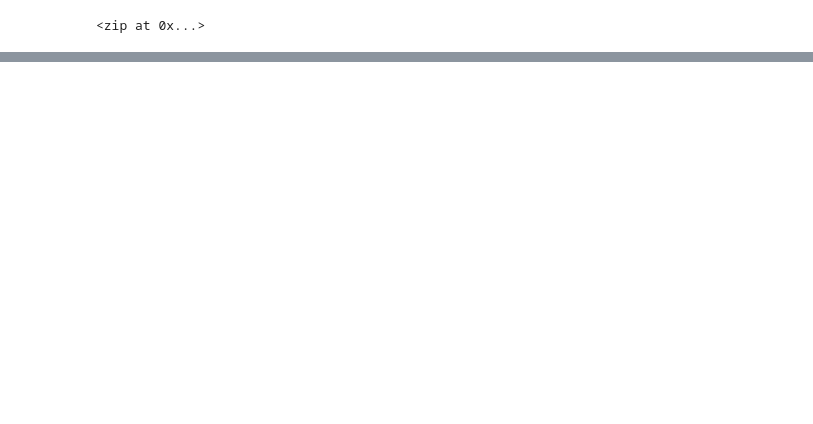
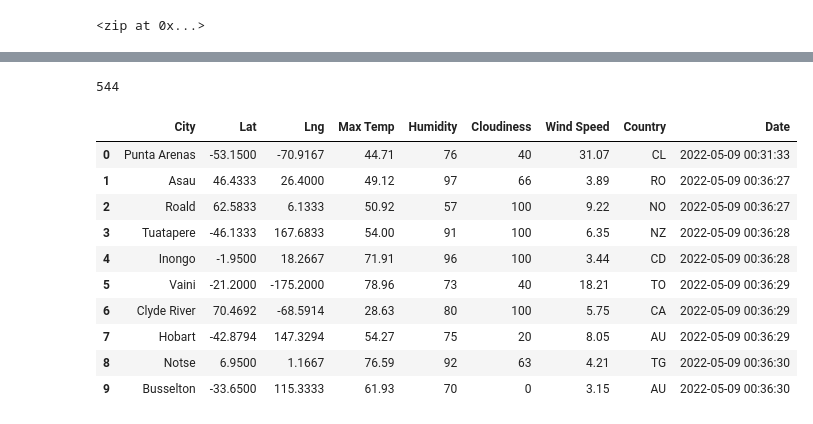
Before and after one commit to laurlen2112/World_Weather_Analysis, a Jupyter notebook: WeatherPy.ipynb, the cells around one changed output, grey strips where cells are left out. Drawn from its saved outputs; the diff is of its cells as text; code cells hidden in the pictures; blank space fills up the shorter version.

```diff
--- a/WeatherPy.ipynb
+++ b/WeatherPy.ipynb
@@ -59,0 +93,16 @@ len(cities)
+# %%
+# Starting URL for Weather Map API Call.
+url = "http://api.openweathermap.org/data/2.5/weather?units=Imperial&APPID=" + weather_api_key
+# %%
+#create an empty list to hold weather data
+city_data = []
+
+#print the start of the logging
+print('Begining Data Retrieval')
+print('-----------------------')
+
+#create counters
+#initialized the counters at 1 because we want the first iteration of
+#the logging for each recorded response and the set to start at 1
+record_count = 1
+set_count = 1
@@ -59,0 +112,12 @@ len(cities)
+# %%
+# loop through all the cities in list
+
+for i in range(len(cities)):
+    #group cities in sets of 50
+    if (i % 50 == 0 and 1>=50):
+        set_count += 1
+        record_count = 1
+        time.sleep(60)
+
+    #create endpoint URL with each city
+    city_url = url + '&q=' + cities[i]
@@ -59,0 +193,20 @@ len(cities)
+# %%
+print(len(city_data))
+# %% [output]
+544
+# %%
+#6.2.7 create DF by converting array of dictionaries
+city_data_df = pd.DataFrame(city_data)
+city_data_df.head(10)
+# %% [output]
+|  | City | Lat | Lng | Max Temp | Humidity | Cloudiness | Wind Speed | Country | Date |
+| 0 | Punta Arenas | -53.1500 | -70.9167 | 44.71 | 76 | 40 | 31.07 | CL | 2022-05-09 00:31:33 |
+| 1 | Asau | 46.4333 | 26.4000 | 49.12 | 97 | 66 | 3.89 | RO | 2022-05-09 00:36:27 |
+| 2 | Roald | 62.5833 | 6.1333 | 50.92 | 57 | 100 | 9.22 | NO | 2022-05-09 00:36:27 |
+| 3 | Tuatapere | -46.1333 | 167.6833 | 54.00 | 91 | 100 | 6.35 | NZ | 2022-05-09 00:36:28 |
+| 4 | Inongo | -1.9500 | 18.2667 | 71.91 | 96 | 100 | 3.44 | CD | 2022-05-09 00:36:28 |
+| 5 | Vaini | -21.2000 | -175.2000 | 78.96 | 73 | 40 | 18.21 | TO | 2022-05-09 00:36:29 |
+| 6 | Clyde River | 70.4692 | -68.5914 | 28.63 | 80 | 100 | 5.75 | CA | 2022-05-09 00:36:29 |
+| 7 | Hobart | -42.8794 | 147.3294 | 54.27 | 75 | 20 | 8.05 | AU | 2022-05-09 00:36:29 |
+| 8 | Notse | 6.9500 | 1.1667 | 76.59 | 92 | 63 | 4.21 | TG | 2022-05-09 00:36:30 |
+| 9 | Busselton | -33.6500 | 115.3333 | 61.93 | 70 | 0 | 3.15 | AU | 2022-05-09 00:36:30 |
```
Also changed, not shown: parts of 8 cells of this notebook.
